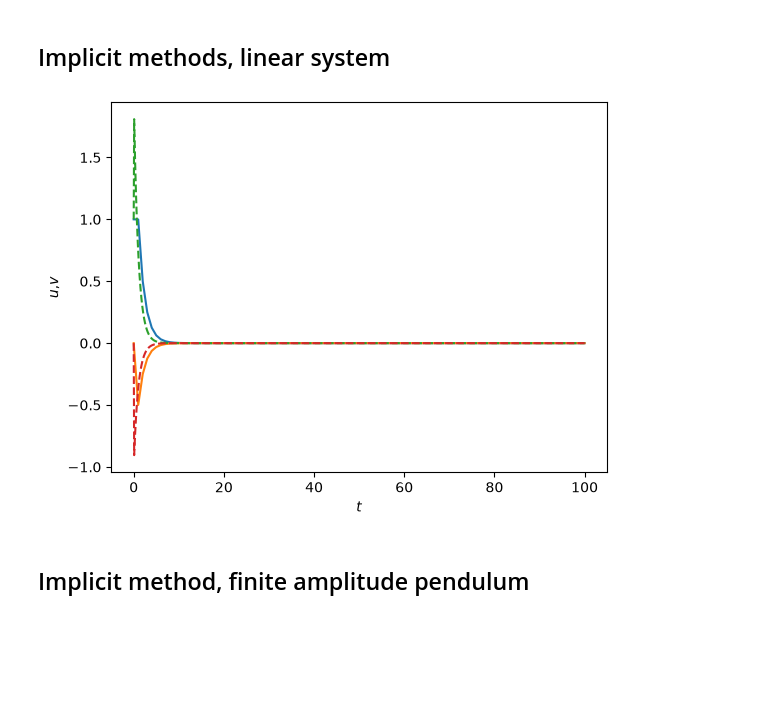
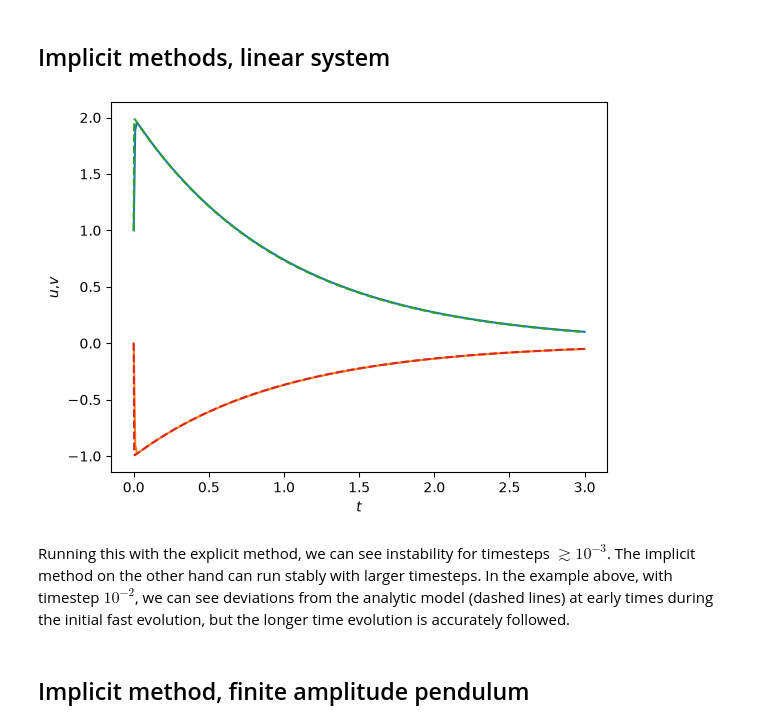
Before and after one commit to andrewcumming/phys512, a Jupyter notebook: solutions_ivp.ipynb, the cells around one changed output. Saved outputs shown, nothing was run; the diff lists cells and outputs as text; code cells hidden in the pictures; blank space fills up the shorter version.

```diff
--- a/solutions_ivp.ipynb
+++ b/solutions_ivp.ipynb
@@ -151,41 +151,43 @@ The curves have the linear, quadratic and 4th order scaling we were expecting. T
 # We just need to specify the matrix of coefficients
 C = np.array([[-998,-1998],[999,1999]])
 
-h = 1
-t_end = 100
+h = 1e-2
+t_end = 3
 nsteps = int(t_end/h)
 
 # length nsteps+1 because we also store the initial condition
 x = np.zeros((nsteps+1,2))
 
 # Explicit update
 #A = np.identity(2) - h*C
 # Implicit update
 A = np.linalg.inv(np.identity(2) + h*C)
 
 # Initial conditions
 x[0,0] = 1
 x[0,1] = 0
 
 for i in range(1,nsteps+1):
     x[i] = A@x[i-1]
 
 t = h * np.arange(nsteps+1)
 
 plt.plot(t,x[:,0])
 plt.plot(t,x[:,1])
 
 # Plot the analytic solutions for comparison
 t_anal = np.linspace(t[0], t[-1], 1000)
 plt.plot(t_anal, 2*np.exp(-t_anal)-np.exp(-1000*t_anal),"--")
 plt.plot(t_anal, -np.exp(-t_anal)+np.exp(-1000*t_anal),"--")
 
 plt.xlabel(r'$t$')
 plt.ylabel(r'$u$,$v$')
 
 plt.show()
 # %% [output]
-[figure, old version]
+[figure, new version]
+# %% [markdown]
+Running this with the explicit method, we can see instability for timesteps $\gtrsim 10^{-3}$. The implicit method on the other hand can run stably with larger timesteps. In the example above, with timestep $10^{-2}$, we can see deviations from the analytic model (dashed lines) at early times during the initial fast evolution, but the longer time evolution is accurately followed.
 # %% [markdown]
 ## Implicit method, finite amplitude pendulum
 # %%
```
Also changed, not shown: parts of 1 cell of this notebook.
